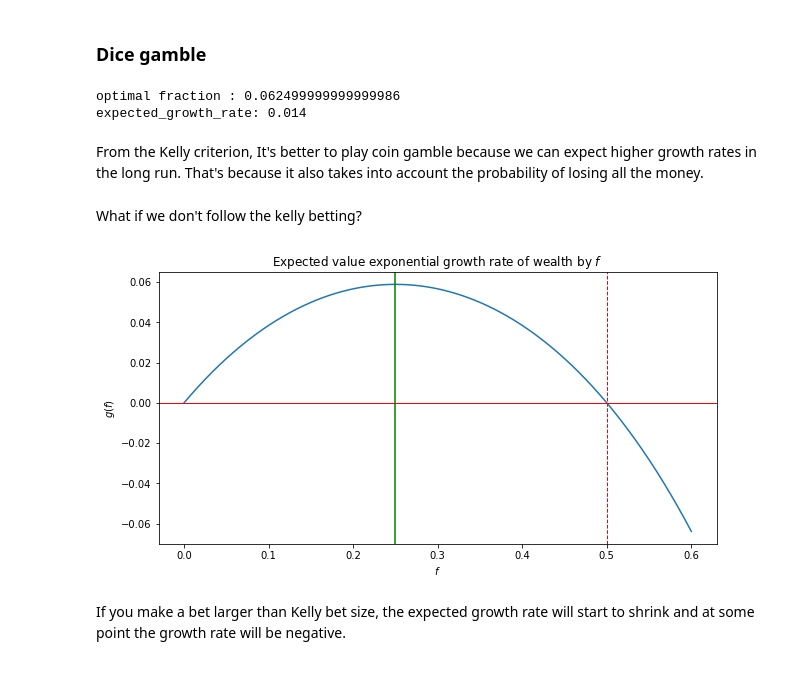
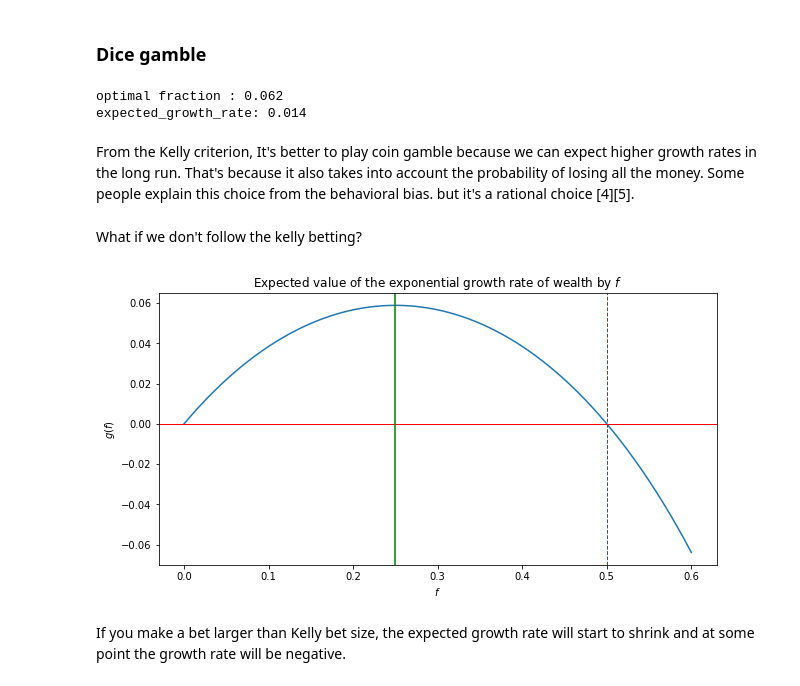
Before and after one commit to jihobak/bet_sizing_ex, a Jupyter notebook: Kelly Criterion.ipynb, the cells around one changed output. Saved outputs shown, nothing was run; the diff lists cells and outputs as text; code cells hidden in the pictures.

```diff
--- a/Kelly Criterion.ipynb
+++ b/Kelly Criterion.ipynb
@@ -212,36 +223,39 @@ $$ E[r_{dice}] = \frac{1}{6}*9-\frac{5}{6}*1=0.66666...$$
 ### Dice gamble
 # %%
 optimal_fraction, expected_grow_rate = kelly_betting(win_probability=1/6, profit_unit=8, loss_unit=1)
-print(f"optimal fraction : {optimal_fraction}")
+print(f"optimal fraction : {optimal_fraction:.3f}")
 print(f"expected_growth_rate: {expected_grow_rate:.3f}")
 # %% [output]
-optimal fraction : 0.062499999999999986
+optimal fraction : 0.062
 expected_growth_rate: 0.014
 # %% [markdown]
-From the Kelly criterion, It's better to play coin gamble because we can expect higher growth rates in the long run. That's because it also takes into account the probability of losing all the money.
+From the Kelly criterion, It's better to play coin gamble because we can expect higher growth rates in the long run. That's because it also takes into account the probability of losing all the money. Some people explain this choice from the behavioral bias. but it's a rational choice [4][5].
 # %% [markdown]
 What if we don't follow the kelly betting?
 # %%
 def grow_rate(odds, win_prob, fraction):
+    """
+    Calculates expected growth rate
+    """
     p = win_prob
     q = 1-p
     return p*np.log(1+fraction*odds) + q*np.log(1-fraction)
 
 x = np.linspace(0, 0.6, 1000)
 y = [ grow_rate(2, 0.5, f) for f in x]
 plt.figure(figsize=(10,5))
 plt.plot(x, y)
 
-plt.title(f"Expected value exponential growth rate of wealth by $f$")
+plt.title(f"Expected value of the exponential growth rate of wealth by $f$")
 plt.xlabel("$f$")
 plt.ylabel("$g(f)$")
 
 plt.axhline(y=0, color='r', linewidth=1)
 plt.axvline(x=0.25, color='g', linewidth=1.5)
 plt.axvline(x=0.5, color='r', linestyle='--', linewidth=1)
 plt.show()
 # %% [output]
-[figure, old version]
+[figure, new version]
 # %% [markdown]
 If you make a bet larger than Kelly bet size, the expected growth rate will start to shrink and at some point the growth rate will be negative.
 # %% [markdown]
```
Also changed, not shown: parts of 32 cells of this notebook.
